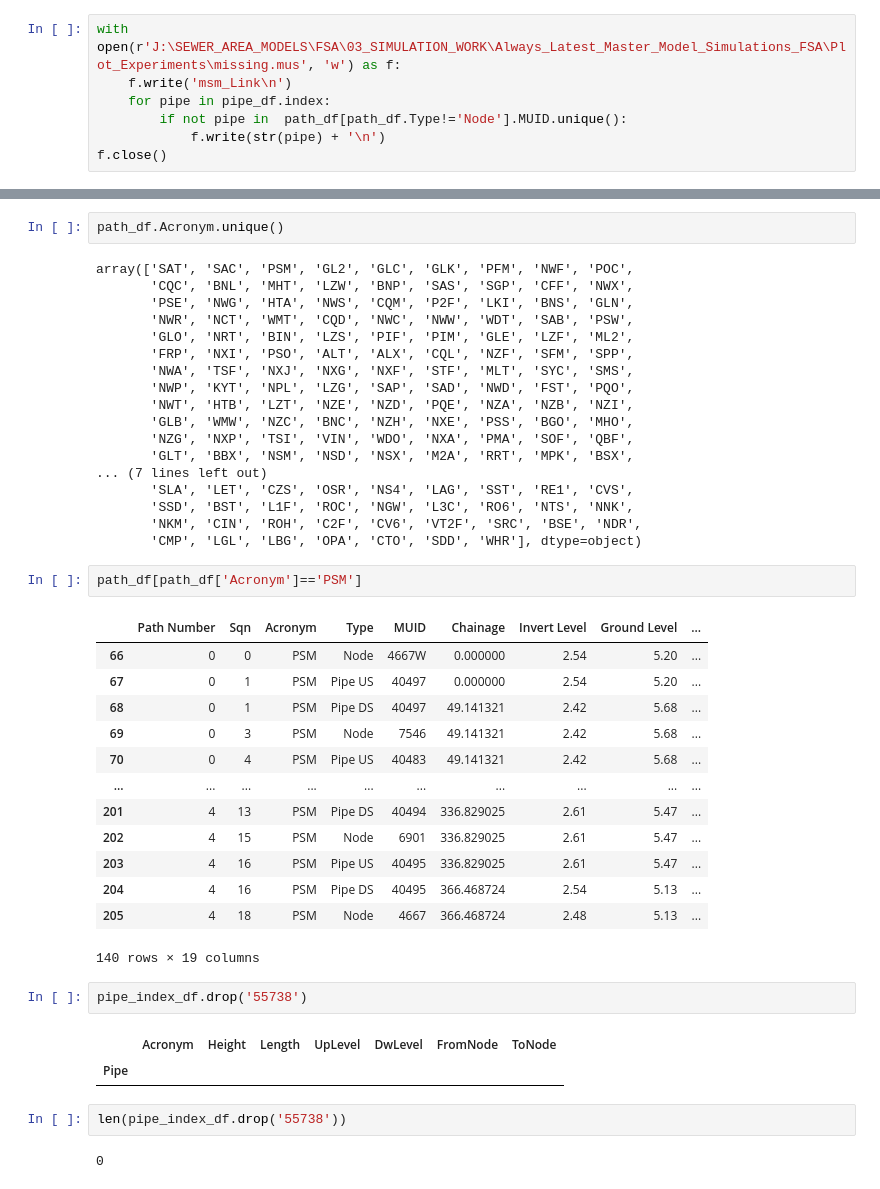
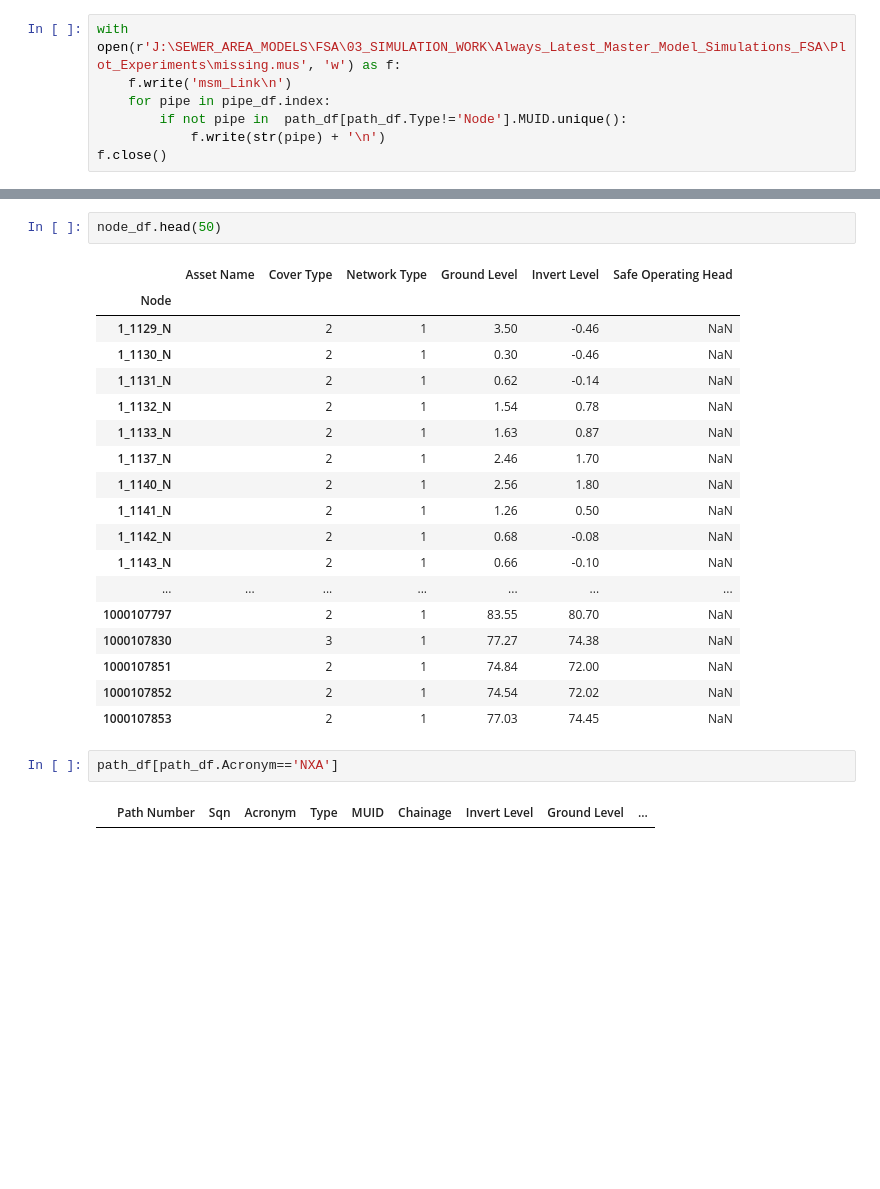
Before and after one commit to henriklocke/Result_Lookup, a Jupyter notebook: Long_Sections.ipynb, the cells around one changed output, grey strips where cells are left out. Cells and saved outputs as stored; diff of their text form; blank space fills up the shorter version.

```diff
--- a/Long_Sections.ipynb
+++ b/Long_Sections.ipynb
@@ -291,45 +407,25 @@ fig.show()
+# %%
+node_df.head(50)
+# %% [output]
+|  | Asset Name | Cover Type | Network Type | Ground Level | Invert Level | Safe Operating Head |
+| Node |  |  |  |  |  |  |
+| 1_1129_N |  | 2 | 1 | 3.50 | -0.46 | NaN |
+| 1_1130_N |  | 2 | 1 | 0.30 | -0.46 | NaN |
+| 1_1131_N |  | 2 | 1 | 0.62 | -0.14 | NaN |
+| 1_1132_N |  | 2 | 1 | 1.54 | 0.78 | NaN |
+| 1_1133_N |  | 2 | 1 | 1.63 | 0.87 | NaN |
+| 1_1137_N |  | 2 | 1 | 2.46 | 1.70 | NaN |
+| 1_1140_N |  | 2 | 1 | 2.56 | 1.80 | NaN |
+| 1_1141_N |  | 2 | 1 | 1.26 | 0.50 | NaN |
+| 1_1142_N |  | 2 | 1 | 0.68 | -0.08 | NaN |
+| 1_1143_N |  | 2 | 1 | 0.66 | -0.10 | NaN |
+| ... | ... | ... | ... | ... | ... | ... |
+| 1000107797 |  | 2 | 1 | 83.55 | 80.70 | NaN |
+| 1000107830 |  | 3 | 1 | 77.27 | 74.38 | NaN |
+| 1000107851 |  | 2 | 1 | 74.84 | 72.00 | NaN |
+| 1000107852 |  | 2 | 1 | 74.54 | 72.02 | NaN |
+| 1000107853 |  | 2 | 1 | 77.03 | 74.45 | NaN |
 # %%
-path_df.Acronym.unique()
+path_df[path_df.Acronym=='NXA']
 # %% [output]
-array(['SAT', 'SAC', 'PSM', 'GL2', 'GLC', 'GLK', 'PFM', 'NWF', 'POC',
-       'CQC', 'BNL', 'MHT', 'LZW', 'BNP', 'SAS', 'SGP', 'CFF', 'NWX',
-       'PSE', 'NWG', 'HTA', 'NWS', 'CQM', 'P2F', 'LKI', 'BNS', 'GLN',
-       'NWR', 'NCT', 'WMT', 'CQD', 'NWC', 'NWW', 'WDT', 'SAB', 'PSW',
-       'GLO', 'NRT', 'BIN', 'LZS', 'PIF', 'PIM', 'GLE', 'LZF', 'ML2',
-       'FRP', 'NXI', 'PSO', 'ALT', 'ALX', 'CQL', 'NZF', 'SFM', 'SPP',
-       'NWA', 'TSF', 'NXJ', 'NXG', 'NXF', 'STF', 'MLT', 'SYC', 'SMS',
-       'NWP', 'KYT', 'NPL', 'LZG', 'SAP', 'SAD', 'NWD', 'FST', 'PQO',
-       'NWT', 'HTB', 'LZT', 'NZE', 'NZD', 'PQE', 'NZA', 'NZB', 'NZI',
-       'GLB', 'WMW', 'NZC', 'BNC', 'NZH', 'NXE', 'PSS', 'BGO', 'MHO',
-       'NZG', 'NXP', 'TSI', 'VIN', 'WDO', 'NXA', 'PMA', 'SOF', 'QBF',
-       'GLT', 'BBX', 'NSM', 'NSD', 'NSX', 'M2A', 'RRT', 'MPK', 'BSX',
-... (7 lines left out)
-       'SLA', 'LET', 'CZS', 'OSR', 'NS4', 'LAG', 'SST', 'RE1', 'CVS',
-       'SSD', 'BST', 'L1F', 'ROC', 'NGW', 'L3C', 'RO6', 'NTS', 'NNK',
-       'NKM', 'CIN', 'ROH', 'C2F', 'CV6', 'VT2F', 'SRC', 'BSE', 'NDR',
-       'CMP', 'LGL', 'LBG', 'OPA', 'CTO', 'SDD', 'WHR'], dtype=object)
+|  | Path Number | Sqn | Acronym | Type | MUID | Chainage | Invert Level | Ground Level | ... |
-# %%
-path_df[path_df['Acronym']=='PSM']
-# %% [output]
-|  | Path Number | Sqn | Acronym | Type | MUID | Chainage | Invert Level | Ground Level | ... |
-| 66 | 0 | 0 | PSM | Node | 4667W | 0.000000 | 2.54 | 5.20 | ... |
-| 67 | 0 | 1 | PSM | Pipe US | 40497 | 0.000000 | 2.54 | 5.20 | ... |
-| 68 | 0 | 1 | PSM | Pipe DS | 40497 | 49.141321 | 2.42 | 5.68 | ... |
-| 69 | 0 | 3 | PSM | Node | 7546 | 49.141321 | 2.42 | 5.68 | ... |
-| 70 | 0 | 4 | PSM | Pipe US | 40483 | 49.141321 | 2.42 | 5.68 | ... |
-| ... | ... | ... | ... | ... | ... | ... | ... | ... | ... |
-| 201 | 4 | 13 | PSM | Pipe DS | 40494 | 336.829025 | 2.61 | 5.47 | ... |
-| 202 | 4 | 15 | PSM | Node | 6901 | 336.829025 | 2.61 | 5.47 | ... |
-| 203 | 4 | 16 | PSM | Pipe US | 40495 | 336.829025 | 2.61 | 5.47 | ... |
-| 204 | 4 | 16 | PSM | Pipe DS | 40495 | 366.468724 | 2.54 | 5.13 | ... |
-| 205 | 4 | 18 | PSM | Node | 4667 | 366.468724 | 2.48 | 5.13 | ... |
-140 rows × 19 columns
-# %%
-pipe_index_df.drop('55738')
-# %% [output]
-|  | Acronym | Height | Length | UpLevel | DwLevel | FromNode | ToNode |
-| Pipe |  |  |  |  |  |  |  |
-# %%
-len(pipe_index_df.drop('55738'))
-# %% [output]
-0
```
Also changed, not shown: parts of 19 cells of this notebook.
